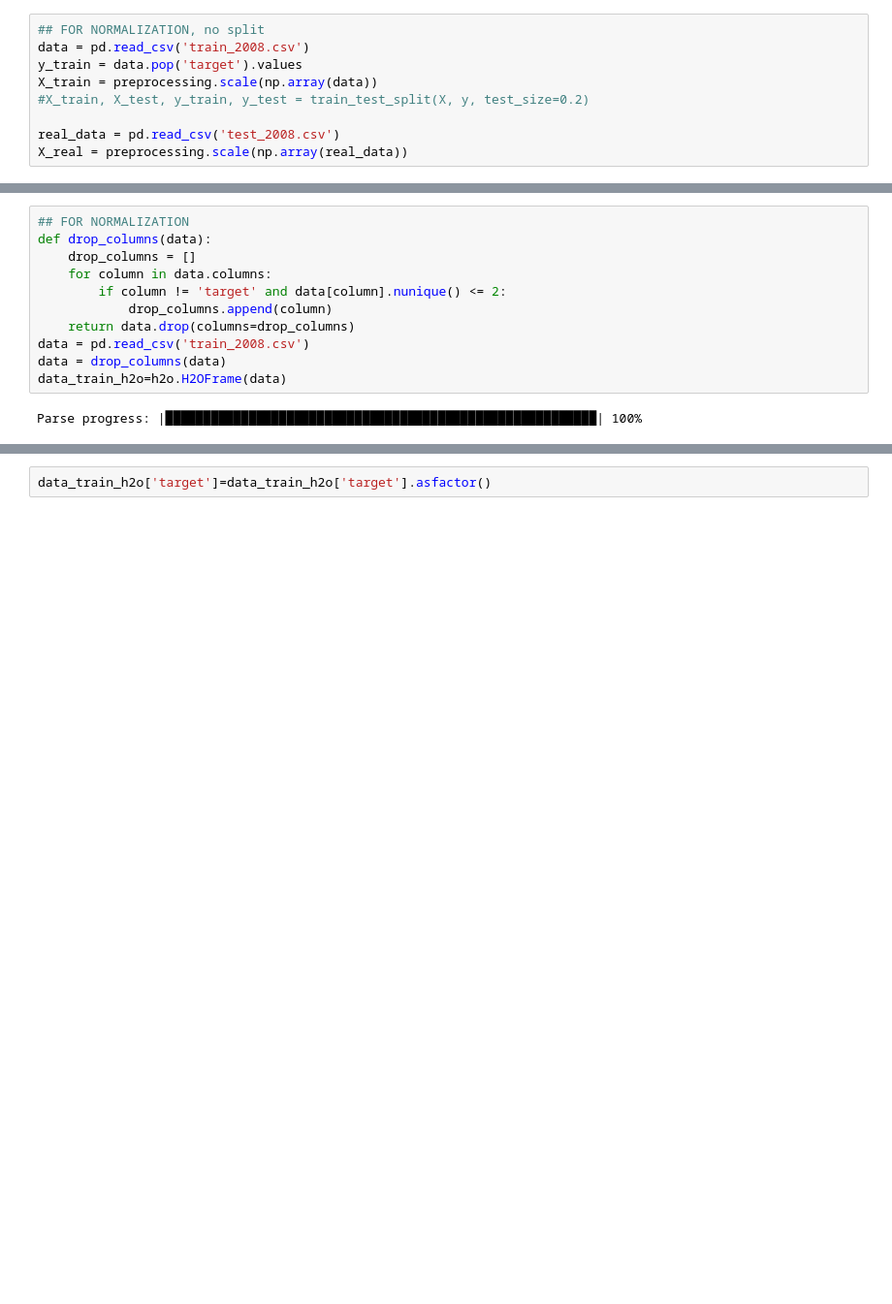
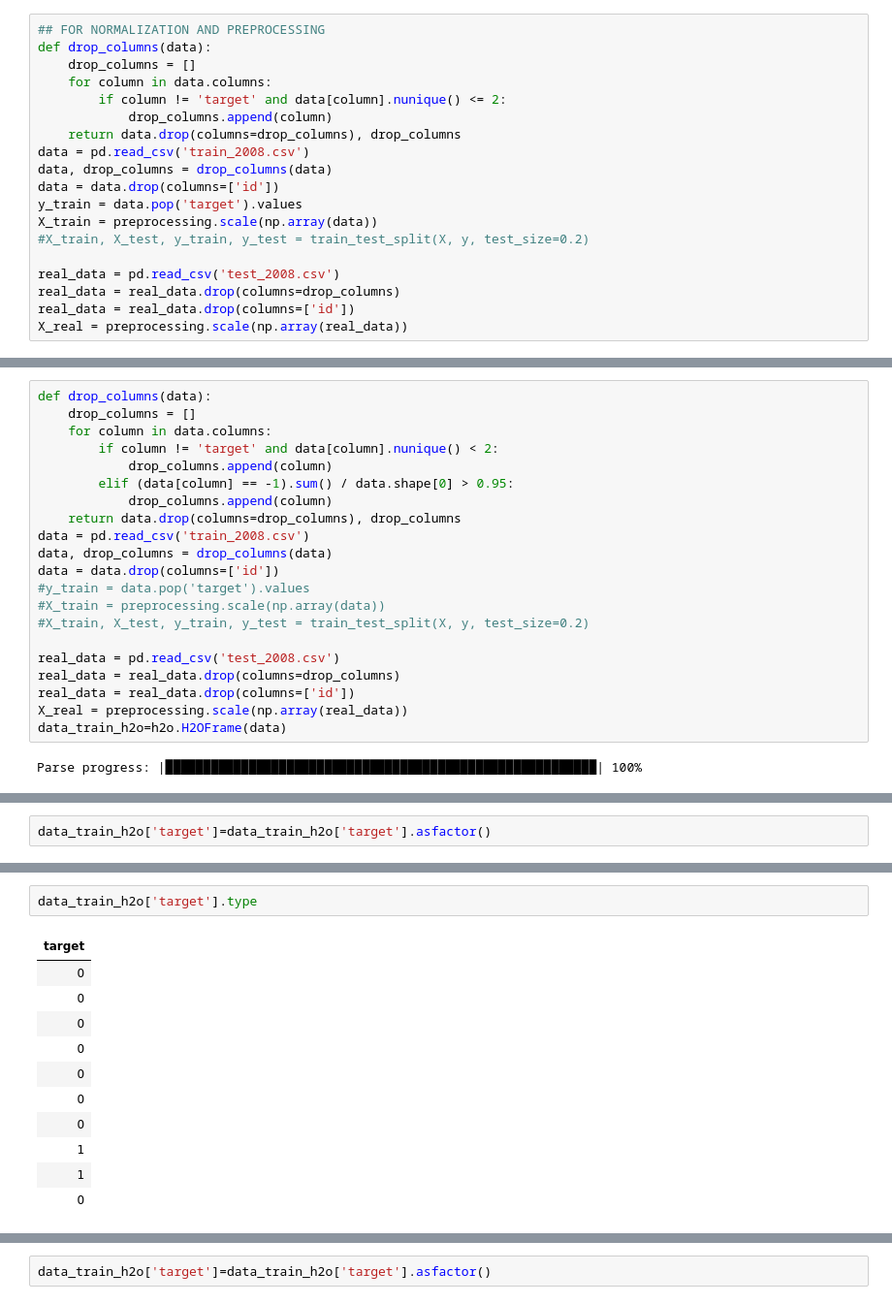
Before and after one commit to pavanchitta/CS155-Project1, a Jupyter notebook: cs155-project1.ipynb, the cells around one changed output, grey strips where cells are left out. Shown: that part at 97% size. Drawn from its saved outputs; the diff is of its cells as text; blank space fills up the shorter version.

```diff
--- a/cs155-project1.ipynb
+++ b/cs155-project1.ipynb
@@ -5,13 +5,23 @@ import matplotlib.pyplot as plt
 from sklearn.model_selection import train_test_split
 from sklearn import preprocessing
 # %%
-## FOR NORMALIZATION, no split
+## FOR NORMALIZATION AND PREPROCESSING
+def drop_columns(data):
+    drop_columns = []
+    for column in data.columns:
+        if column != 'target' and data[column].nunique() <= 2:
+            drop_columns.append(column)
+    return data.drop(columns=drop_columns), drop_columns
 data = pd.read_csv('train_2008.csv')
+data, drop_columns = drop_columns(data)
+data = data.drop(columns=['id'])
 y_train = data.pop('target').values
 X_train = preprocessing.scale(np.array(data))
 #X_train, X_test, y_train, y_test = train_test_split(X, y, test_size=0.2)
 
 real_data = pd.read_csv('test_2008.csv')
+real_data = real_data.drop(columns=drop_columns)
+real_data = real_data.drop(columns=['id'])
 X_real = preprocessing.scale(np.array(real_data))
 # %%
 ## FOR NO NORMALIZATION
@@ -240,15 +258,25 @@ Checking whether there is an H2O instance running at http://localhost:54321. con
 | H2O API Extensions: | XGBoost, Algos, AutoML, Core V3, ... |
 | Python version: | 3.6.2 final |
 # %%
-## FOR NORMALIZATION
 def drop_columns(data):
     drop_columns = []
     for column in data.columns:
-        if column != 'target' and data[column].nunique() <= 2:
+        if column != 'target' and data[column].nunique() < 2:
             drop_columns.append(column)
-    return data.drop(columns=drop_columns)
+        elif (data[column] == -1).sum() / data.shape[0] > 0.95:
+            drop_columns.append(column)
+    return data.drop(columns=drop_columns), drop_columns
 data = pd.read_csv('train_2008.csv')
-data = drop_columns(data)
+data, drop_columns = drop_columns(data)
+data = data.drop(columns=['id'])
+#y_train = data.pop('target').values
+#X_train = preprocessing.scale(np.array(data))
+#X_train, X_test, y_train, y_test = train_test_split(X, y, test_size=0.2)
+
+real_data = pd.read_csv('test_2008.csv')
+real_data = real_data.drop(columns=drop_columns)
+real_data = real_data.drop(columns=['id'])
+X_real = preprocessing.scale(np.array(real_data))
 data_train_h2o=h2o.H2OFrame(data)
 # %% [output]
 Parse progress: |█████████████████████████████████████████████████████████| 100%
@@ -258,0 +283,2 @@ data_train_h2o.shape
+# %%
+data_train_h2o['target']=data_train_h2o['target'].asfactor()
@@ -258,0 +354,14 @@ data_train_h2o.shape
+# %%
+data_train_h2o['target'].type
+# %% [output]
+| target |
+| 0 |
+| 0 |
+| 0 |
+| 0 |
+| 0 |
+| 0 |
+| 0 |
+| 1 |
+| 1 |
+| 0 |
```
Also changed, not shown: parts of 22 cells of this notebook, 7 other files.
